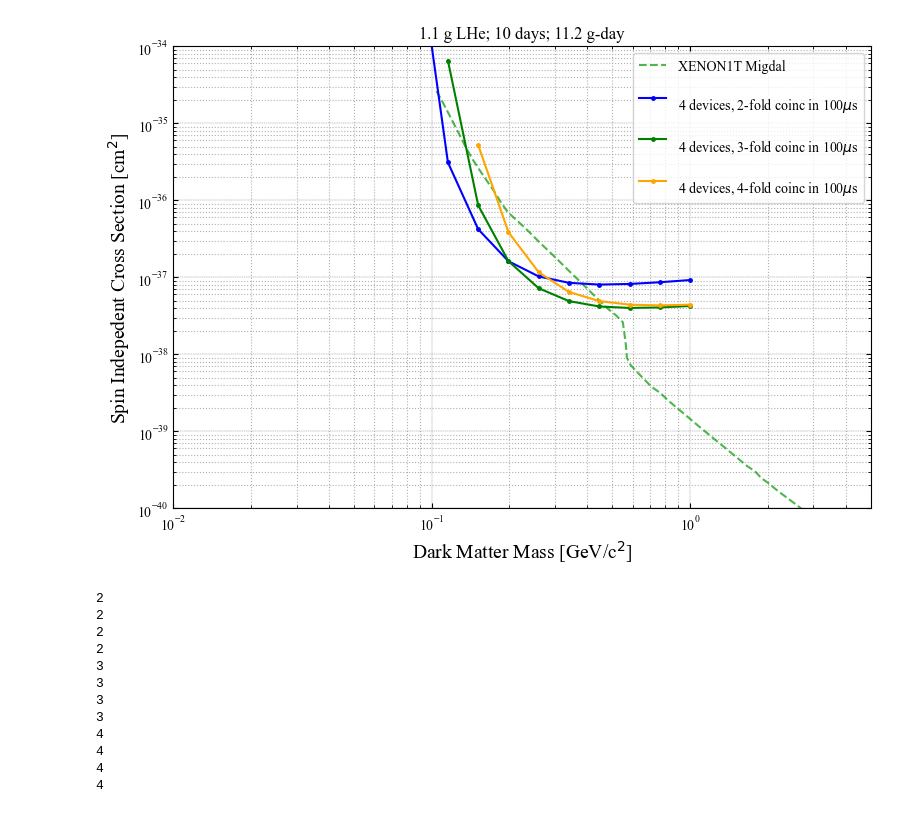
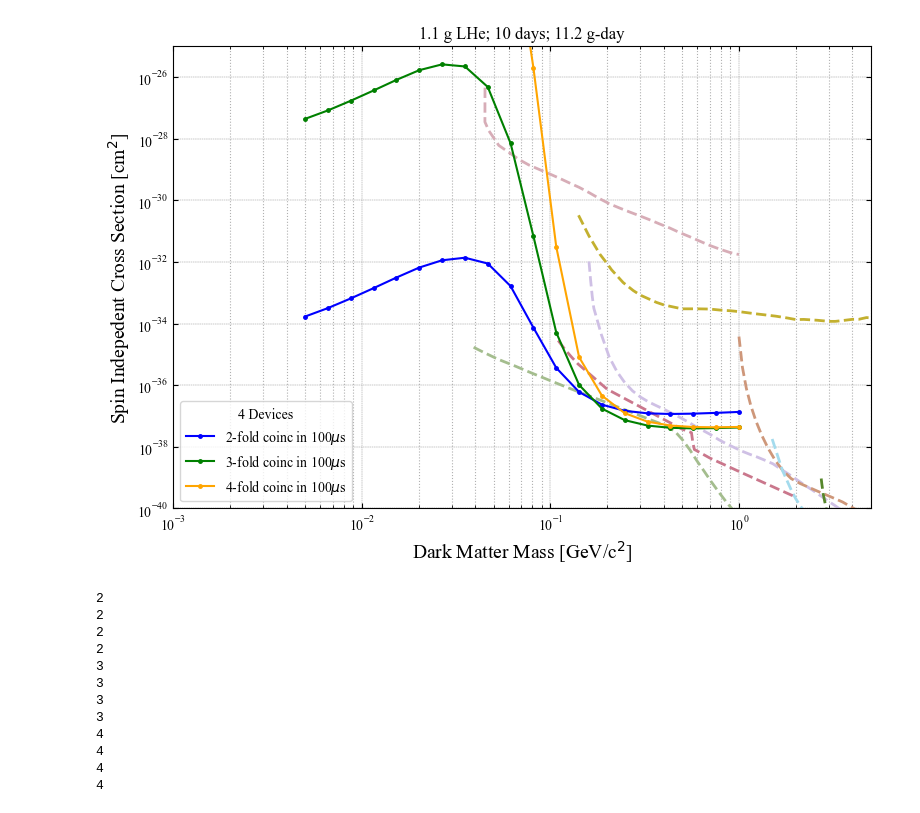
Before and after one commit to spice-herald/DarkLim, a Jupyter notebook: examples/plot_fc_scan_results.ipynb, the cells around one changed output. Drawn from its saved outputs; the diff is of its cells as text; code cells hidden in the pictures.

```diff
--- a/examples/plot_fc_scan_results.ipynb
+++ b/examples/plot_fc_scan_results.ipynb
@@ -41,7 +55,7 @@ def load_and_plot_existing(ax):
 # %%
 # load results from .txt files
 
-results_dir = 'newtest'
+results_dir = 'fast_sim_250toys'
 
 window = 100e-6 # s
 n_devices = 4
@@ -50,6 +64,7 @@ times = np.array([10])#,10,50,100,200,500]) # d
 mass_det = 8.*0.14*1e-3 # mass in kg, = 8cc * 0.14g/cc
 exposures = times*mass_det
 
+#coinc = np.array([2])
 coinc = np.arange(2,5)
 
 nexpo = len(exposures)
@@ -63,33 +78,42 @@ for i,t in enumerate(times):
 # %%
 colors = ['blue','green','orange']
 
 for i,t in enumerate(times):
 
     fig, ax = plt.subplots(figsize=(9, 6))
-    plt.plot(*(x1tmig.T),color=(0.,0.6,0.,0.7),ls='--',label='XENON1T Migdal')
-    #load_and_plot_existing(ax)
+    #plt.plot(*(x1tmig.T),color=(0.,0.6,0.,0.7),ls='--',label='XENON1T Migdal')
+    load_and_plot_existing(ax,leg=False,leg_params={'loc':'center left','bbox_to_anchor':(0.8,0.5) } )
+    #fig.subplots_adjust(right=0.6)
+    # Shrink current axis by 20%
+    #box = ax.get_position()
+    #ax.set_position([box.x0, box.y0, box.width * 0.8, box.height])
 
+
+    leg_hands = []
     for j,n in enumerate(coinc):
-        lab = '\n{:d} devices, {:d}-fold coinc in {:0.0f}$\mu$s'.format(n_devices,n,window/1e-6)
-        plt.plot(*(data['{:d}_{:d}'.format(i,j)].T), marker='.',ms=5,label=lab,color=colors[j])
+        lab = '{:d}-fold coinc in {:0.0f}$\mu$s'.format(n,window/1e-6)
+        lh, = plt.plot(*(data['{:d}_{:d}'.format(i,j)].T), marker='.',ms=5,label=lab,color=colors[j])
+        leg_hands.append(lh)
 
     ax.set_title('{:0.1f} g LHe; {:0.0f} days; {:0.1f} g-day'.format(mass_det*1e3,times[i],mass_det*1e3*times[i]))
     ax.set_yscale('log')
     ax.set_xscale('log')
 
-    ax.set_ylim(1e-40, 1e-34)
-    ax.set_xlim(0.01, 5)
+    ax.set_ylim(1e-40, 1e-25)
+    ax.set_xlim(0.001, 5)
     ax.set_xlabel("Dark Matter Mass [GeV/c$^2$]", fontsize=14)
     ax.set_ylabel("Spin Indepedent Cross Section [cm$^2$]", fontsize=14)
     #ax.set_title("Estimated Sensitivity", fontsize=14)
 
     ax.grid(lw=0.3,ls='--',color='grey')
     ax.grid(which="minor", linestyle='dotted')
     ax.tick_params(which="both", direction="in", right=True, top=True)
 
-    ax.legend(loc='upper right',frameon=True,ncol=1) #bbox_to_anchor=(0.5, 1.05)
+    ax.legend(handles=leg_hands,loc='lower left',frameon=True,ncol=1,title='{:d} Devices'.format(n_devices)) #bbox_to_anchor=(0.5, 1.05)
+
+    #bbox_extra_artists=(lgd,text)
 # %% [output]
-[figure, old version]
+[figure, new version]
 # %%
 colors = ['blue','green','orange','red']
 
```
Also changed, not shown: parts of 1 cell of this notebook, 4 other files.
